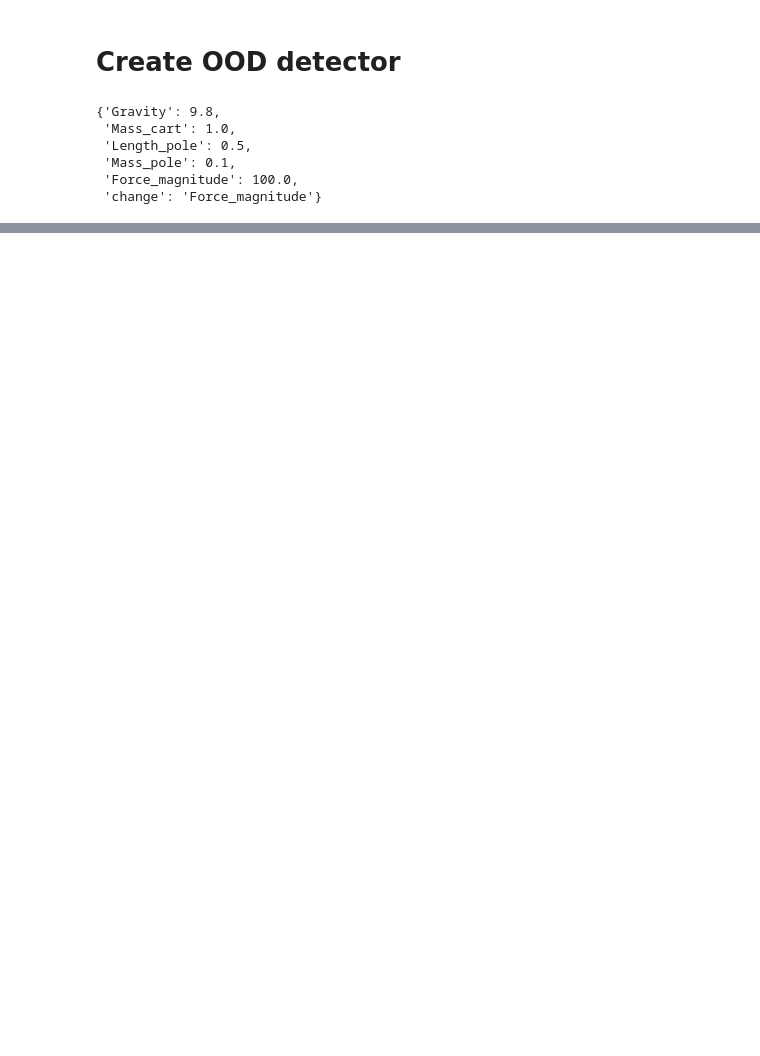
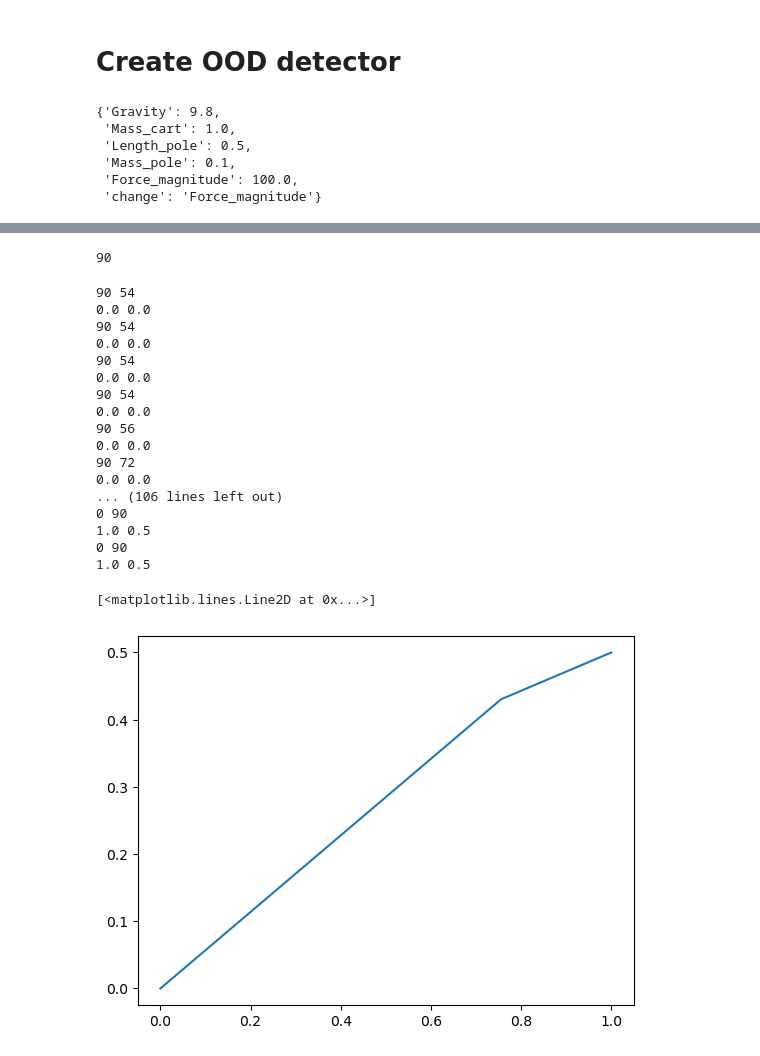
Before and after one commit to ArnaudGardille/RL-OOD-detection, a Jupyter notebook: RL_OOD_detection.ipynb, the cells around one changed output, grey strips where cells are left out. Drawn from its saved outputs; the diff is of its cells as text; code cells hidden in the pictures; blank space fills up the shorter version.

```diff
--- a/RL_OOD_detection.ipynb
+++ b/RL_OOD_detection.ipynb
@@ -350,0 +371,2 @@ for key in tqdm(results):
+# %%
+mean_ood_scores['None'] = [evaluate(original_env, agent, render=False)[0] for _ in trange(5*18)]
@@ -350,0 +393,77 @@ for key in tqdm(results):
+# %%
+5*18
+# %% [output]
+90
+# %%
+
+
+precisions = []
+recalls = []
+AUC = 0.0
+
+n=5*18
+#nb_threshold = 100
+thresholds = [10**(i/10) for i in range(-10, 50+1)]
+for threshold in thresholds:
+    #print(threshold)
+    false_pos=0
+    false_neg=0
+
+    for key in mean_ood_scores:
+        if key != 'None':
+            for test_res in mean_ood_scores[key]:
+
+                if test_res<threshold:
+                    false_neg +=1
+        else:
+            for test_res in mean_ood_scores[key]:
+
+                if test_res>threshold:
+                    false_pos +=1
+
+
+    print(false_pos, false_neg)
+    try:
+        precision = (n-false_pos)/(n-false_pos+false_pos)
+    except ZeroDivisionError:
+        print('error')
+        pass
+        #tpr = 1.0
+
+    try:
+        recall = (n-false_pos)/(n-false_pos+false_neg)
+    except ZeroDivisionError:
+        print('error')
+        pass
+        #fpr = 1.0
+
+
+
+    print(precision, recall)
+    precisions.append(precision)
+    recalls.append(recall)
+    #AUC += tpr/len(thresholds)
+
+
+#print('AUC: ', AUC)
+plt.plot(precisions, recalls)
+# %% [output]
+90 54
+0.0 0.0
+90 54
+0.0 0.0
+90 54
+0.0 0.0
+90 54
+0.0 0.0
+90 56
+0.0 0.0
+90 72
+0.0 0.0
+... (106 lines left out)
+0 90
+1.0 0.5
+0 90
+1.0 0.5
+[<matplotlib.lines.Line2D at 0x...>]
+[figure, added]
```
Also changed, not shown: parts of 25 cells of this notebook.
